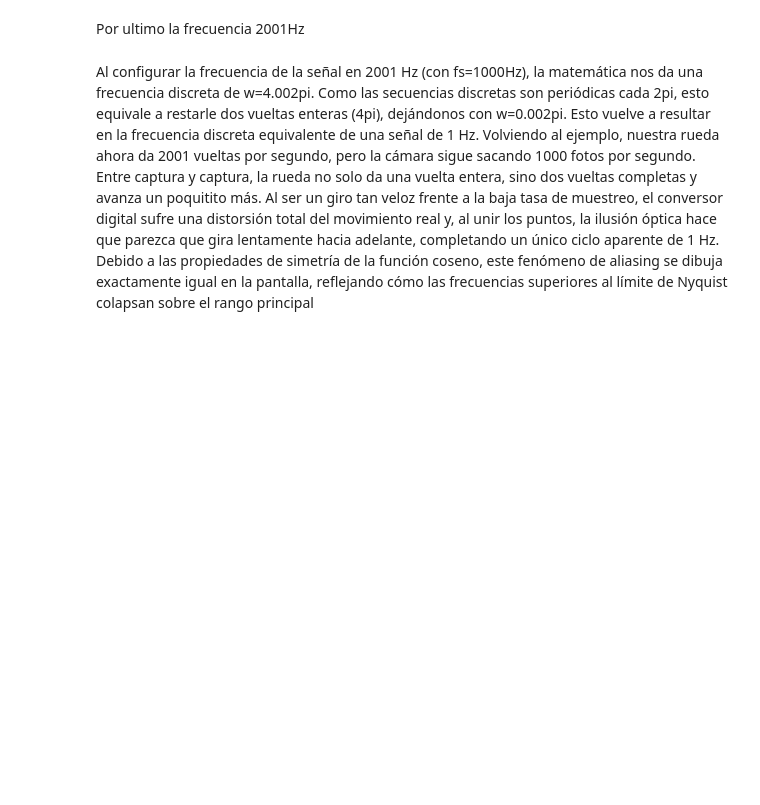
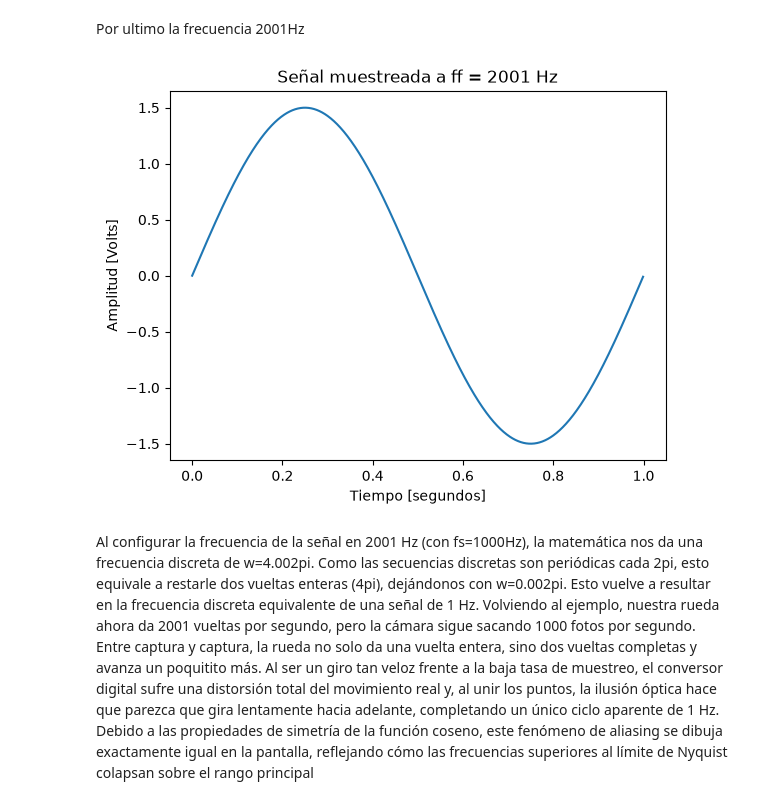
Before and after one commit to MYed18/APS, a Jupyter notebook: TS0_Martina_Yed.ipynb, the cells around one changed output. Cells and saved outputs as stored; diff of their text form; code cells hidden in the pictures; blank space fills up the shorter version.

```diff
--- a/TS0_Martina_Yed.ipynb
+++ b/TS0_Martina_Yed.ipynb
@@ -106,9 +106,8 @@ def mi_funcion_sen(vmax=1, dc=0, ff=1, ph=0, nn=1000, fs=1000):
 N = 1000       # cantidad de muestras
 vmax = 1.5     # amplitud
 dc = 0         # nivel arbitrario (offset)
-ff = 5         # frecuencia de la senoidal
+ff = 1001         # frecuencia de la senoidal
 ph = 0         # fase
-ff= 1001        #frecuencia
 fs=1000
 #%%  graficos
 tt, xx = mi_funcion_sen(vmax=vmax, dc=dc, ff=ff, ph=ph, nn=N, fs=fs)
@@ -129,32 +128,33 @@ Por ultimo la frecuencia 2001Hz
 # %%
 import matplotlib.pyplot as plt
 import numpy as np
 
 #%%  Definimos función
 def mi_funcion_sen(vmax=1, dc=0, ff=1, ph=0, nn=1000, fs=1000):
     n_vector = np.arange(nn)
     tt = n_vector / fs
 
     xx = vmax * np.sin(2 * np.pi * ff * tt + ph) + dc
     return(tt, xx)
 
 #%% Parámetros generales
 N = 1000       # cantidad de muestras
 vmax = 1.5     # amplitud
 dc = 0         # nivel arbitrario (offset)
-ff = 5         # frecuencia de la senoidal
+ff = 2001         # frecuencia de la senoidal
 ph = 0         # fase
-ff= 2001        #frecuencia
 fs=1000
 #%%  graficos
 tt, xx = mi_funcion_sen(vmax=vmax, dc=dc, ff=ff, ph=ph, nn=N, fs=fs)
 
 plt.figure()
 plt.plot(tt, xx)
 plt.title(f'Señal muestreada a ff = 2001 Hz')
 plt.xlabel('Tiempo [segundos]')
 plt.ylabel('Amplitud [Volts]')
 plt.show()
+# %% [output]
+[figure, added]
 # %% [markdown]
 Al configurar la frecuencia de la señal en 2001 Hz (con fs=1000Hz), la matemática nos da una frecuencia discreta de w=4.002pi. Como las secuencias discretas son periódicas cada 2pi, esto equivale a restarle dos vueltas enteras (4pi), dejándonos con w=0.002pi. Esto vuelve a resultar en la frecuencia discreta equivalente de una señal de 1 Hz.
 Volviendo al ejemplo, nuestra rueda ahora da 2001 vueltas por segundo, pero la cámara sigue sacando 1000 fotos por segundo. Entre captura y captura, la rueda no solo da una vuelta entera, sino dos vueltas completas y avanza un poquitito más. Al ser un giro tan veloz frente a la baja tasa de muestreo, el conversor digital sufre una distorsión total del movimiento real y, al unir los puntos, la ilusión óptica hace que parezca que gira lentamente hacia adelante, completando un único ciclo aparente de 1 Hz. Debido a las propiedades de simetría de la función coseno, este fenómeno de aliasing se dibuja exactamente igual en la pantalla, reflejando cómo las frecuencias superiores al límite de Nyquist colapsan sobre el rango principal
```
Also changed, not shown: parts of 2 cells of this notebook.
